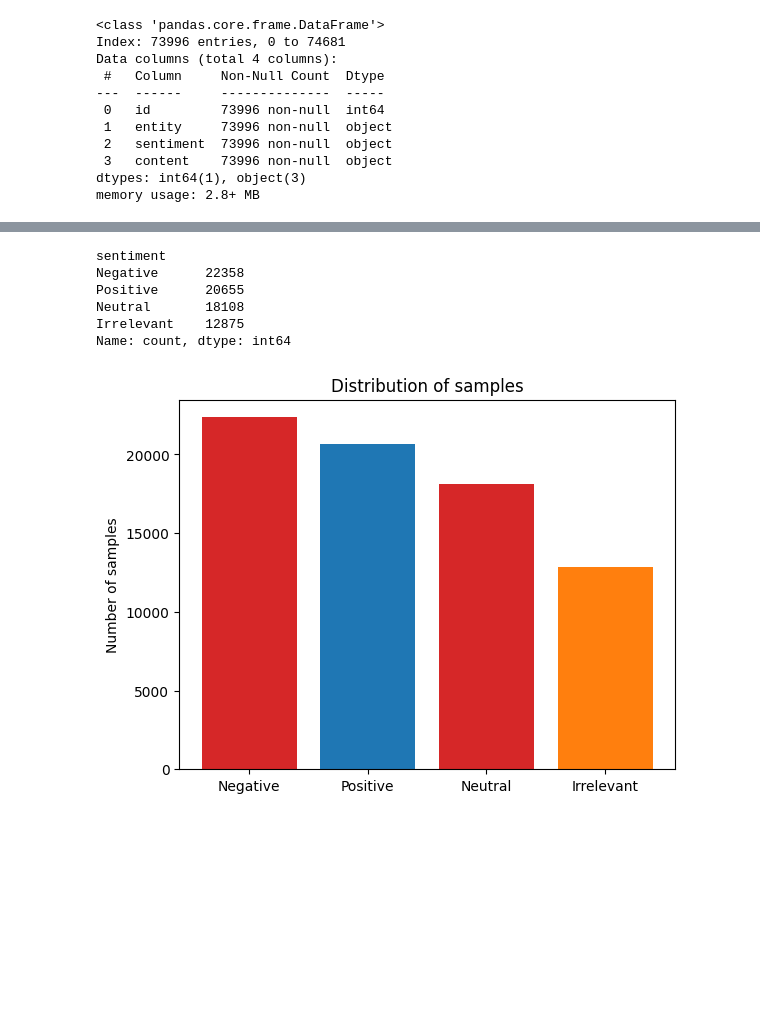
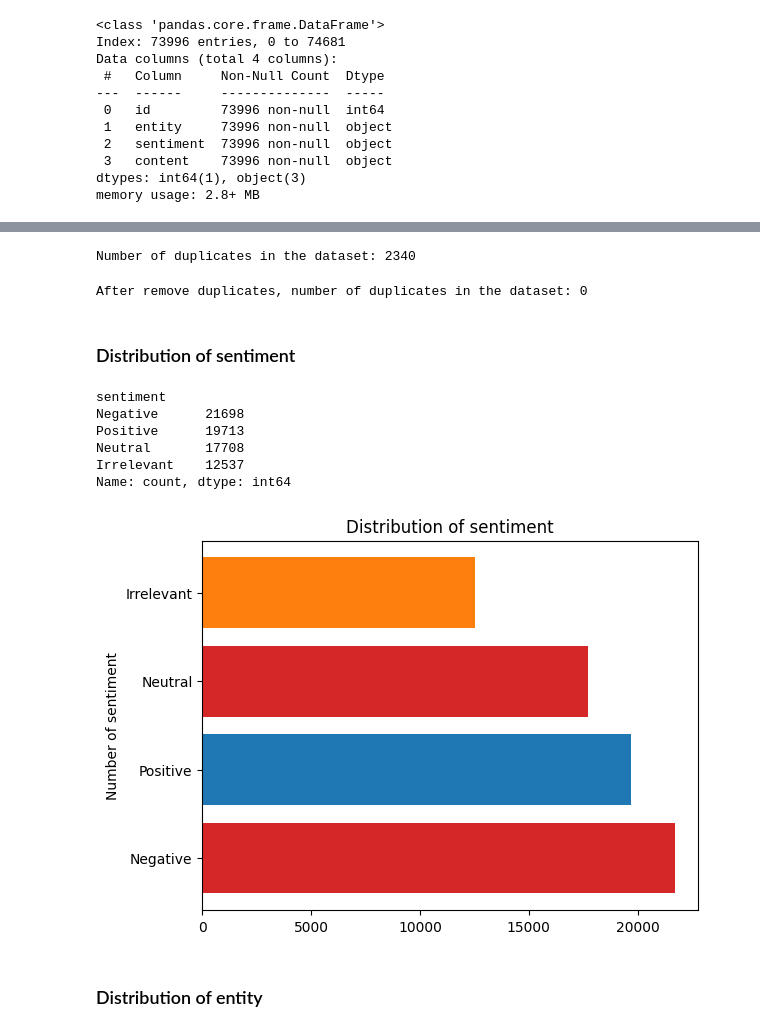
Before and after one commit to alexgiving/nlp-classification, a Jupyter notebook: notebook.ipynb, the cells around one changed output, grey strips where cells are left out. Saved outputs shown, nothing was run; the diff lists cells and outputs as text; code cells hidden in the pictures; blank space fills up the shorter version.

```diff
--- a/notebook.ipynb
+++ b/notebook.ipynb
@@ -46,14 +83,29 @@ memory usage: 2.8+ MB
+# %%
+print(f'Number of duplicates in the dataset: {df.duplicated().sum()}')
+# %% [output]
+Number of duplicates in the dataset: 2340
+# %%
+# remove duplicates
+df.drop_duplicates(inplace=True)
+# %%
+print(f'After remove duplicates, number of duplicates in the dataset: {df.duplicated().sum()}')
+# %% [output]
+After remove duplicates, number of duplicates in the dataset: 0
+# %% [markdown]
+### Distribution of sentiment
 # %%
 sentiment_counts = df['sentiment'].value_counts()
 sentiment_counts
 # %% [output]
 sentiment
-Negative      22358
-Positive      20655
-Neutral       18108
-Irrelevant    12875
+Negative      21698
+Positive      19713
+Neutral       17708
+Irrelevant    12537
 Name: count, dtype: int64
 # %%
-distribution_chart(sentiment_counts).show()
+distribution_chart(sentiment_counts,'sentiment').show()
 # %% [output]
-[figure, old version]
+[figure, new version]
+# %% [markdown]
+### Distribution of entity
```
Also changed, not shown: parts of 21 cells of this notebook, 4 other files.
